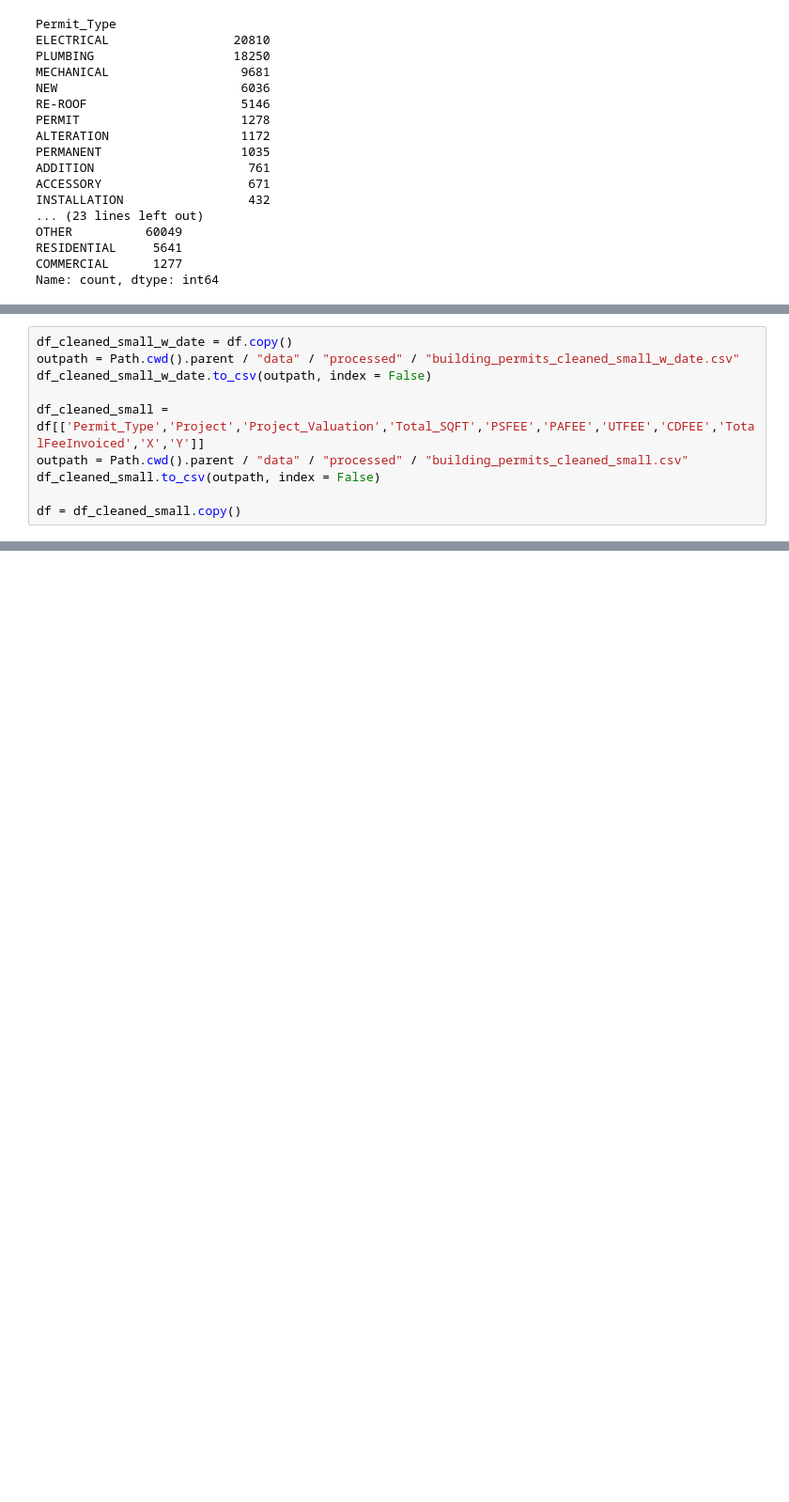
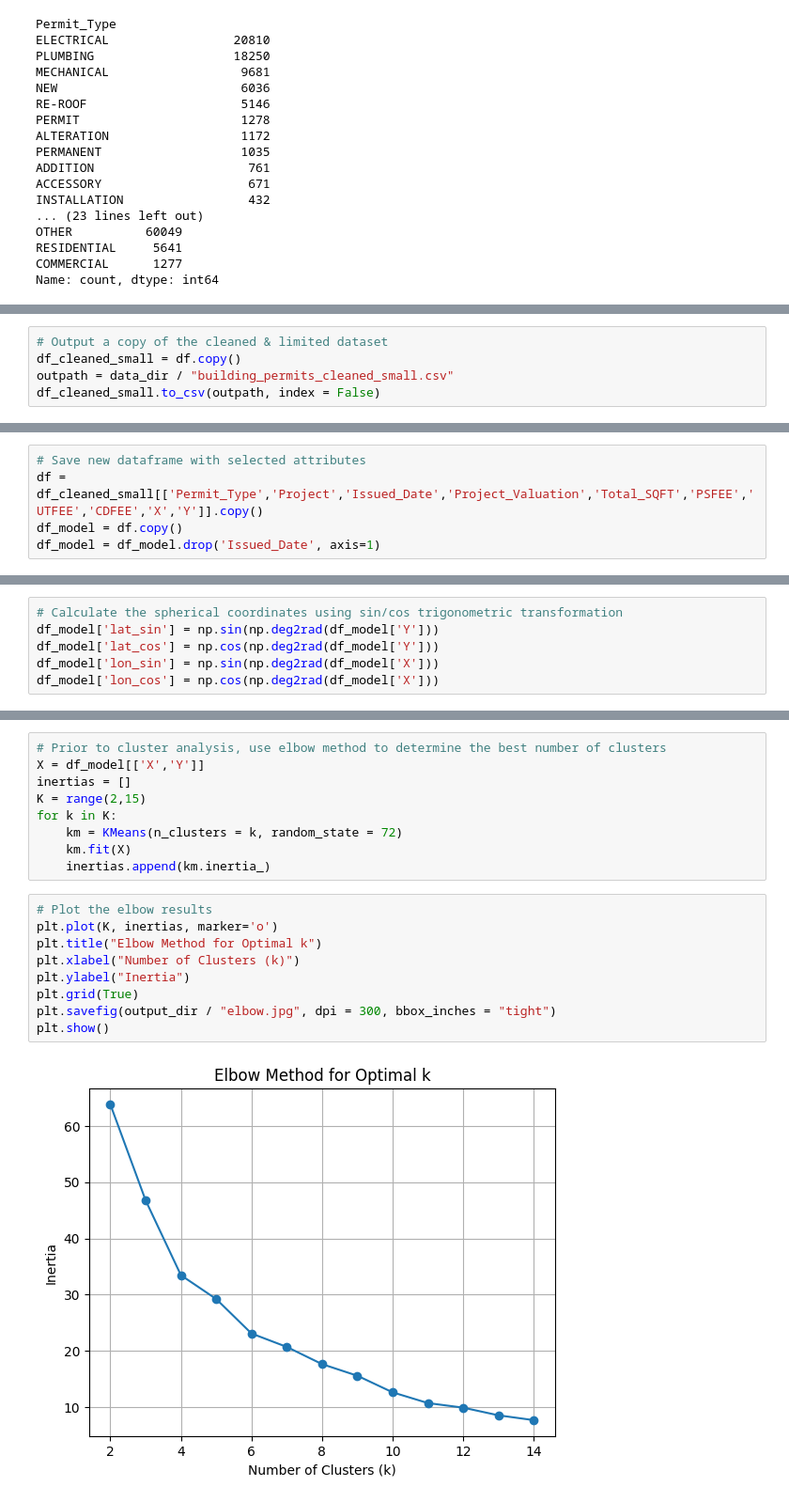
Before and after one commit to kicaha/building-permits-classifier, a Jupyter notebook: notebooks/classifier_building_permits.ipynb, the cells around one changed output, grey strips where cells are left out. Shown at 94% size. Cells and saved outputs as stored; diff of their text form; blank space fills up the shorter version.

```diff
--- a/notebooks/classifier_building_permits.ipynb
+++ b/notebooks/classifier_building_permits.ipynb
@@ -225,10 +256,5 @@ df = df[['Permit_Type','Project','Project_Valuation','Issued_Date','Total_SQFT',
 # %%
-df_cleaned_small_w_date = df.copy()
-outpath = Path.cwd().parent / "data" / "processed" / "building_permits_cleaned_small_w_date.csv"
-df_cleaned_small_w_date.to_csv(outpath, index = False)
-
-df_cleaned_small = df[['Permit_Type','Project','Project_Valuation','Total_SQFT','PSFEE','PAFEE','UTFEE','CDFEE','TotalFeeInvoiced','X','Y']]
-outpath = Path.cwd().parent / "data" / "processed" / "building_permits_cleaned_small.csv"
+# Output a copy of the cleaned & limited dataset
+df_cleaned_small = df.copy()
+outpath = data_dir / "building_permits_cleaned_small.csv"
 df_cleaned_small.to_csv(outpath, index = False)
-
-df = df_cleaned_small.copy()
@@ -234,0 +446,5 @@ df = df_cleaned_small.copy()
+# %%
+# Save new dataframe with selected attributes
+df = df_cleaned_small[['Permit_Type','Project','Issued_Date','Project_Valuation','Total_SQFT','PSFEE','UTFEE','CDFEE','X','Y']].copy()
+df_model = df.copy()
+df_model = df_model.drop('Issued_Date', axis=1)
@@ -234,0 +461,6 @@ df = df_cleaned_small.copy()
+# %%
+# Calculate the spherical coordinates using sin/cos trigonometric transformation
+df_model['lat_sin'] = np.sin(np.deg2rad(df_model['Y']))
+df_model['lat_cos'] = np.cos(np.deg2rad(df_model['Y']))
+df_model['lon_sin'] = np.sin(np.deg2rad(df_model['X']))
+df_model['lon_cos'] = np.cos(np.deg2rad(df_model['X']))
@@ -234,0 +469,20 @@ df = df_cleaned_small.copy()
+# %%
+# Prior to cluster analysis, use elbow method to determine the best number of clusters
+X = df_model[['X','Y']]
+inertias = []
+K = range(2,15)
+for k in K:
+    km = KMeans(n_clusters = k, random_state = 72)
+    km.fit(X)
+    inertias.append(km.inertia_)
+# %%
+# Plot the elbow results
+plt.plot(K, inertias, marker='o')
+plt.title("Elbow Method for Optimal k")
+plt.xlabel("Number of Clusters (k)")
+plt.ylabel("Inertia")
+plt.grid(True)
+plt.savefig(output_dir / "elbow.jpg", dpi = 300, bbox_inches = "tight")
+plt.show()
+# %% [output]
+[figure, added]
```
Also changed, not shown: parts of 44 cells of this notebook, 20 other files.
